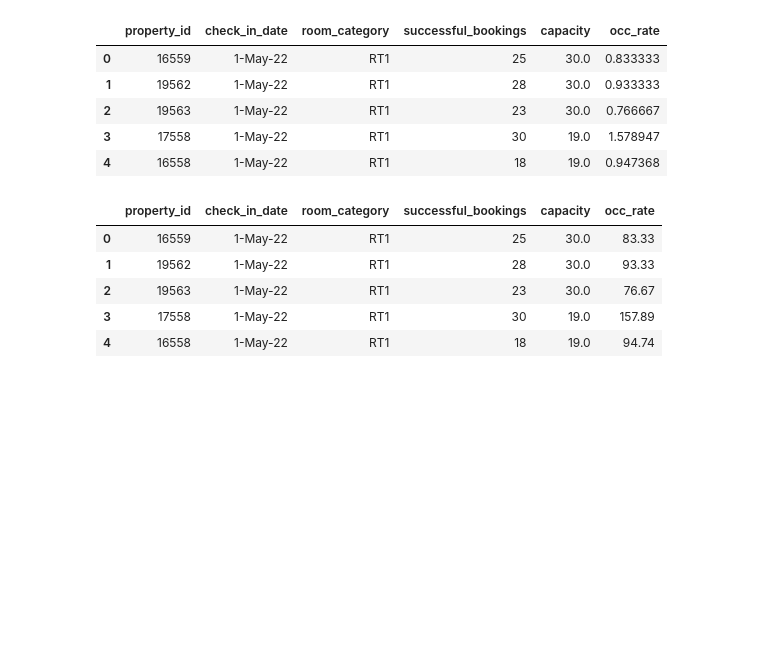
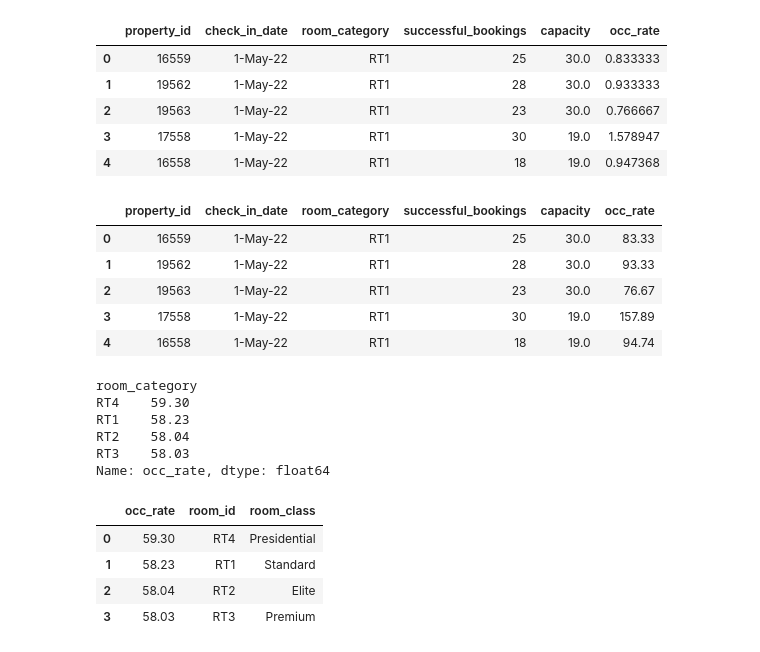
Before and after one commit to AdithyaBhatGS/HotelDataAnalytics, a Jupyter notebook: hotelDataCleaning.ipynb, the cells around one changed output. Cells and saved outputs as stored; diff of their text form; code cells hidden in the pictures; blank space fills up the shorter version.

```diff
--- a/hotelDataCleaning.ipynb
+++ b/hotelDataCleaning.ipynb
@@ -256,0 +259,34 @@ df_agg_bookings.head(5)
+# %%
+# 1)trying to find out the avergae occupancy rate as per room_category
+
+# group the agg_bookings table as per unique room categories and find the avg occupancy and round it of to
+# 2 decimal digits and finally sort the results
+
+# groupby initially divides the table into 4 partitions rt1,rt2,rt3,rt4
+
+# then it will find the avg occ_rate of each of those room_categories and finally round it off to 2 decimal place and sort
+
+room_cat_mean_occ_pt=df_agg_bookings.groupby('room_category')['occ_rate'].mean().round(2).sort_values(ascending=False)
+
+room_cat_mean_occ_pt
+# %% [output]
+room_category
+RT4    59.30
+RT1    58.23
+RT2    58.04
+RT3    58.03
+Name: occ_rate, dtype: float64
+# %%
+# here we got room category and avg occupancy
+
+# but we need occupancy with room_class so we can merge the above df with df_rooms as it contains column room_class
+
+merged_table=pd.merge(room_cat_mean_occ_pt,df_rooms,left_on='room_category',right_on='room_id')
+
+merged_table
+# %% [output]
+|  | occ_rate | room_id | room_class |
+| 0 | 59.30 | RT4 | Presidential |
+| 1 | 58.23 | RT1 | Standard |
+| 2 | 58.04 | RT2 | Elite |
+| 3 | 58.03 | RT3 | Premium |
```
Also changed, not shown: parts of 6 cells of this notebook.
